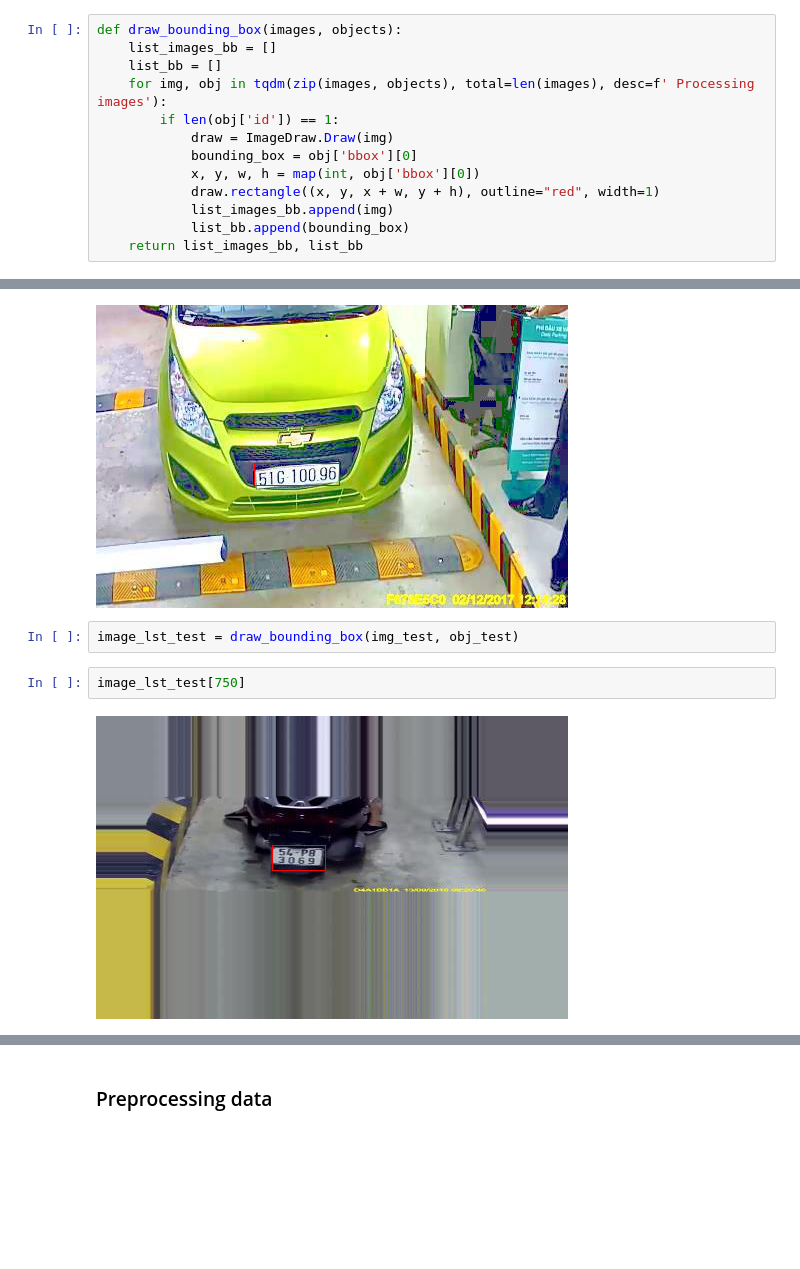
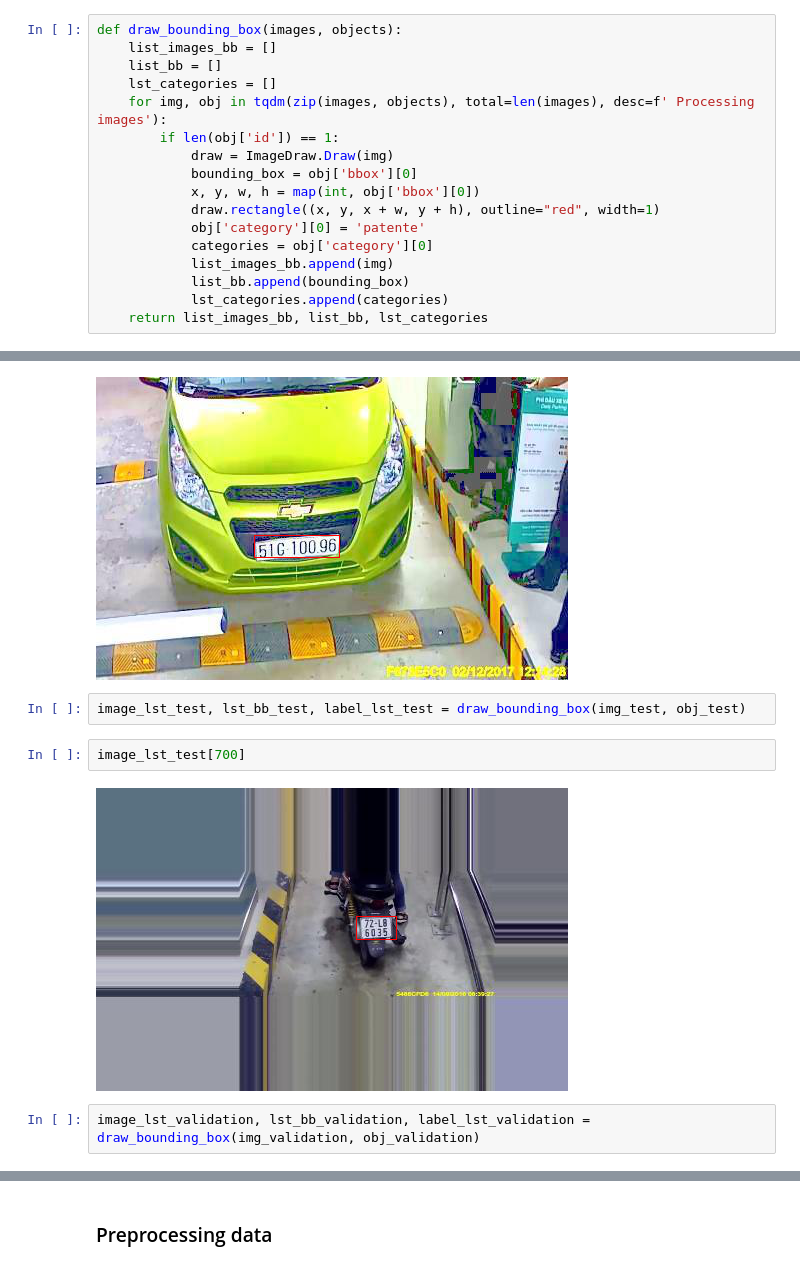
Before and after one commit to BenjaSar/VpC2, a Jupyter notebook: VpC2.ipynb, the cells around one changed output, grey strips where cells are left out. Saved outputs shown, nothing was run; the diff lists cells and outputs as text; blank space fills up the shorter version.

```diff
--- a/VpC2.ipynb
+++ b/VpC2.ipynb
@@ -115,13 +136,17 @@ img_test
 def draw_bounding_box(images, objects):
     list_images_bb = []
     list_bb = []
+    lst_categories = []
     for img, obj in tqdm(zip(images, objects), total=len(images), desc=f' Processing images'):
         if len(obj['id']) == 1:
             draw = ImageDraw.Draw(img)
             bounding_box = obj['bbox'][0]
             x, y, w, h = map(int, obj['bbox'][0])
             draw.rectangle((x, y, x + w, y + h), outline="red", width=1)
+            obj['category'][0] = 'patente'
+            categories = obj['category'][0]
             list_images_bb.append(img)
             list_bb.append(bounding_box)
-    return list_images_bb, list_bb
+            lst_categories.append(categories)
+    return list_images_bb, list_bb, lst_categories
 # %%
@@ -131,8 +158,10 @@ image_lst_train[1000]
 # %% [output]
 [figure]
 # %%
-image_lst_test = draw_bounding_box(img_test, obj_test)
+image_lst_test, lst_bb_test, label_lst_test = draw_bounding_box(img_test, obj_test)
 # %%
-image_lst_test[750]
+image_lst_test[700]
 # %% [output]
-[figure, old version]
+[figure, new version]
+# %%
+image_lst_validation, lst_bb_validation, label_lst_validation = draw_bounding_box(img_validation, obj_validation)
```
Also changed, not shown: parts of 29 cells of this notebook.
